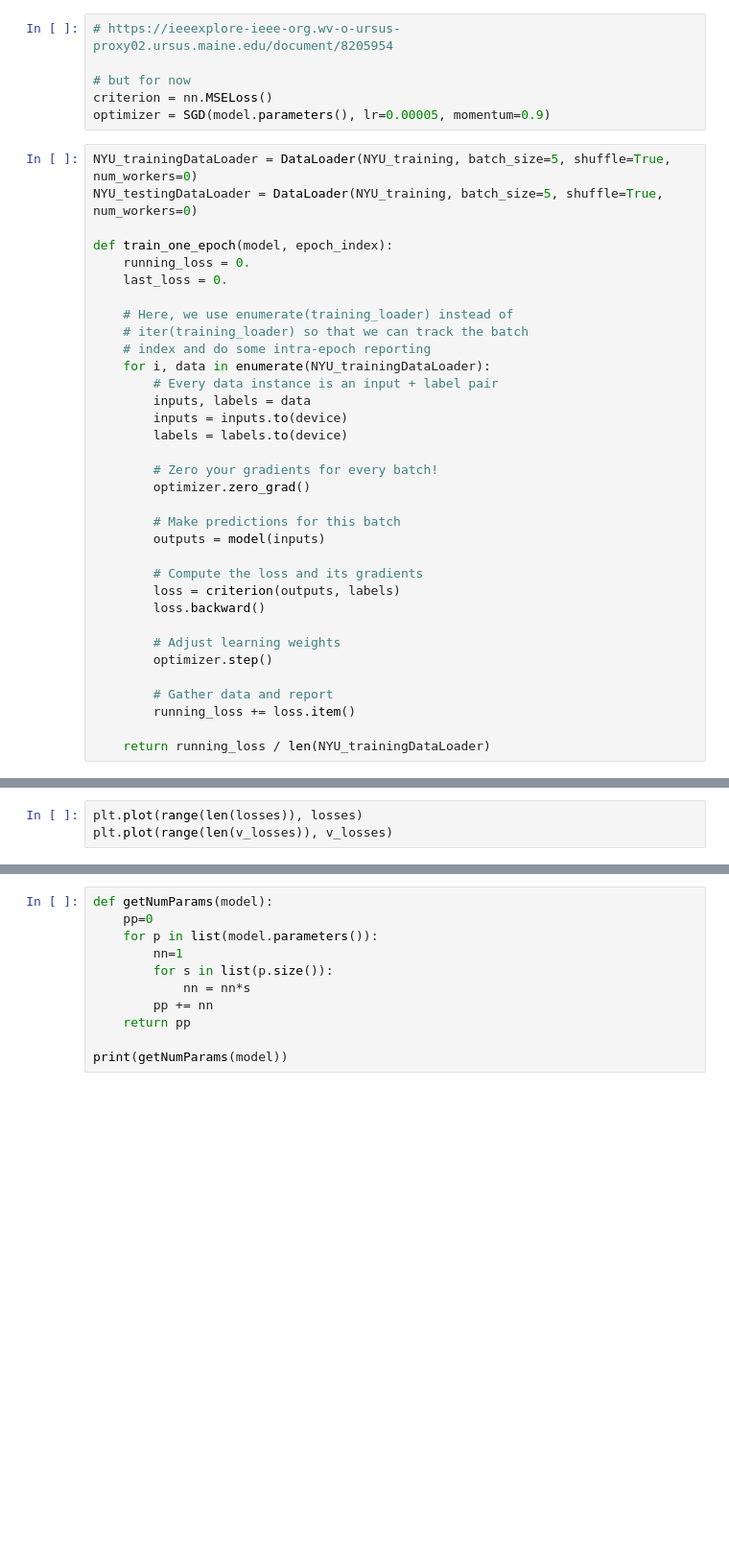
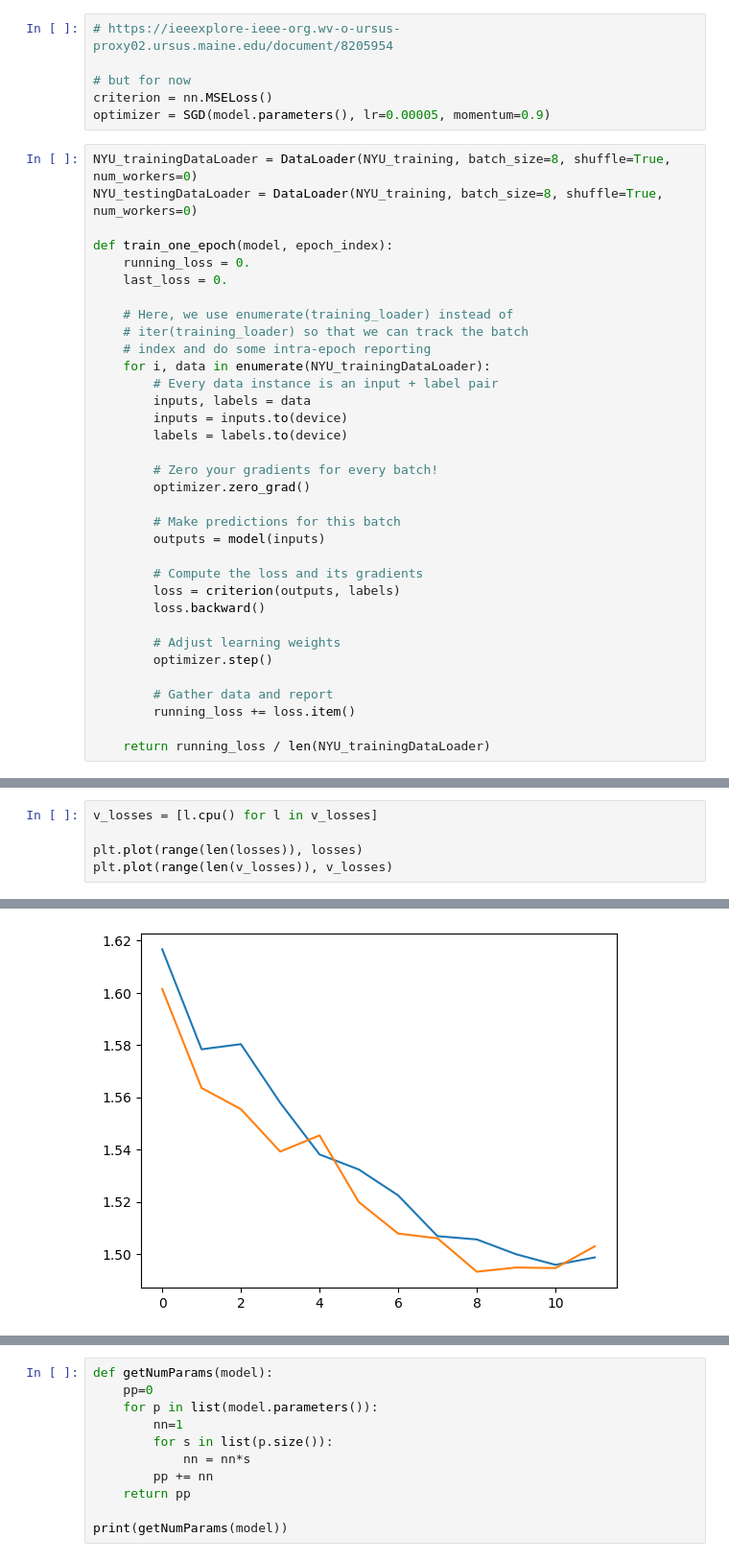
Before and after one commit to BoppleOpple/MonocularDepthPredictor, a Jupyter notebook: depthPredictor.ipynb, the cells around one changed output, grey strips where cells are left out. Shown at 96% size. Drawn from its saved outputs; the diff is of its cells as text; blank space fills up the shorter version.

```diff
--- a/depthPredictor.ipynb
+++ b/depthPredictor.ipynb
@@ -250,8 +261,8 @@ print(output.detach().numpy()[0])
 criterion = nn.MSELoss()
 optimizer = SGD(model.parameters(), lr=0.00005, momentum=0.9)
 # %%
-NYU_trainingDataLoader = DataLoader(NYU_training, batch_size=5, shuffle=True, num_workers=0)
-NYU_testingDataLoader = DataLoader(NYU_training, batch_size=5, shuffle=True, num_workers=0)
+NYU_trainingDataLoader = DataLoader(NYU_training, batch_size=8, shuffle=True, num_workers=0)
+NYU_testingDataLoader = DataLoader(NYU_training, batch_size=8, shuffle=True, num_workers=0)
 
 def train_one_epoch(model, epoch_index):
 	running_loss = 0.
@@ -318,3 +336,6 @@ for epoch in range(EPOCHS):
 # %%
+v_losses = [l.cpu() for l in v_losses]
+
 plt.plot(range(len(losses)), losses)
 plt.plot(range(len(v_losses)), v_losses)
+# %% [output]
@@ -321 +343,2 @@ plt.plot(range(len(v_losses)), v_losses)
+[figure, added]
 # %%
```
Also changed, not shown: parts of 10 cells of this notebook.
